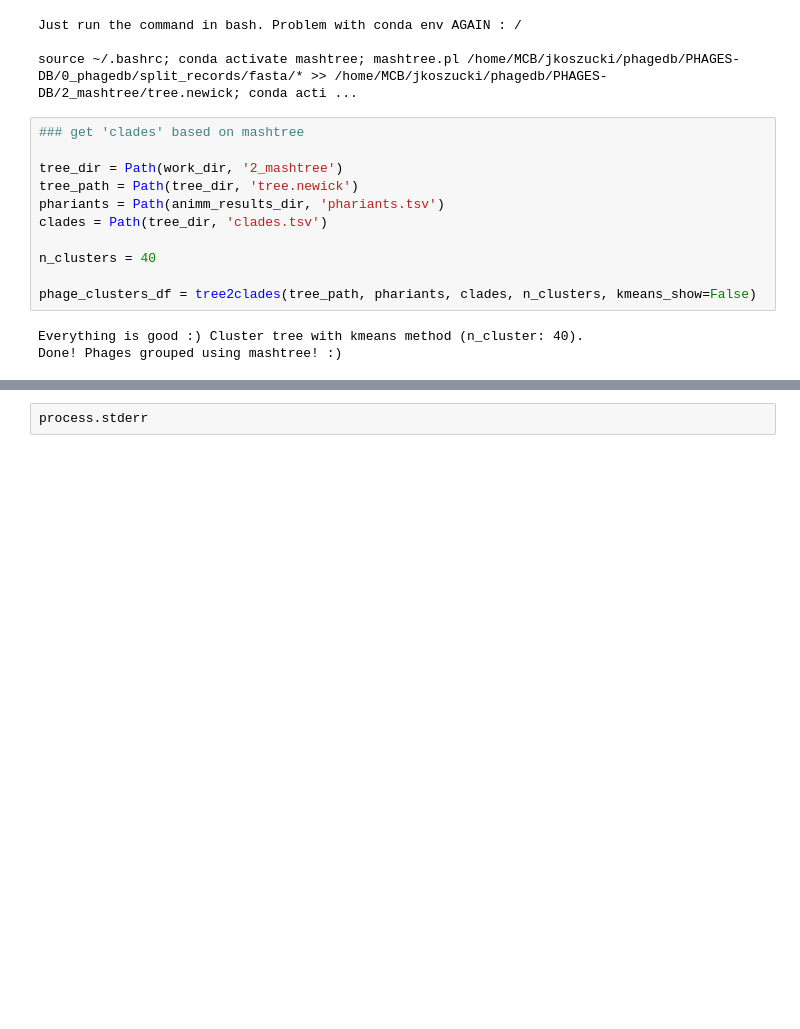
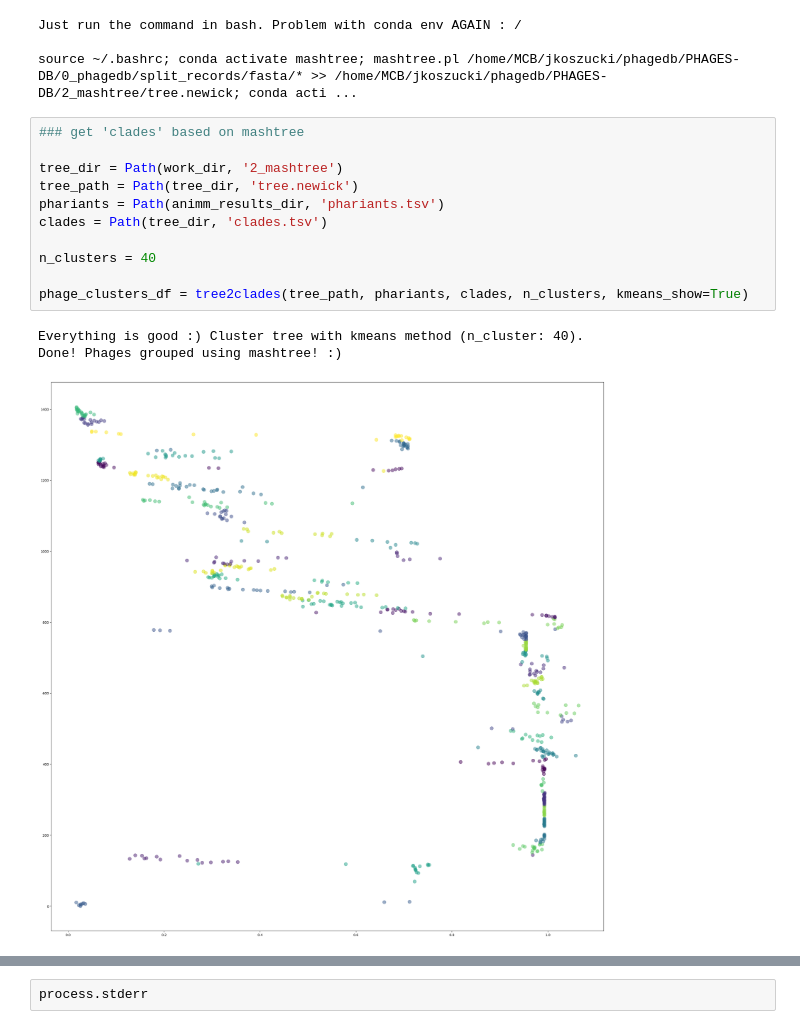
Before and after one commit to jkoszucki/phage-diversity, a Jupyter notebook: analysis.ipynb, the cells around one changed output, grey strips where cells are left out. Saved outputs shown, nothing was run; the diff lists cells and outputs as text; blank space fills up the shorter version.

```diff
--- a/analysis.ipynb
+++ b/analysis.ipynb
@@ -69,17 +70,18 @@ source ~/.bashrc; conda activate mashtree; mashtree.pl /home/MCB/jkoszucki/phage
 # %%
 ### get 'clades' based on mashtree
 
 tree_dir = Path(work_dir, '2_mashtree')
 tree_path = Path(tree_dir, 'tree.newick')
 phariants = Path(animm_results_dir, 'phariants.tsv')
 clades = Path(tree_dir, 'clades.tsv')
 
 n_clusters = 40
 
-phage_clusters_df = tree2clades(tree_path, phariants, clades, n_clusters, kmeans_show=False)
+phage_clusters_df = tree2clades(tree_path, phariants, clades, n_clusters, kmeans_show=True)
 # %% [output]
 Everything is good :) Cluster tree with kmeans method (n_cluster: 40).
 Done! Phages grouped using mashtree! :)
+[figure, added]
 # %%
 ### get easyfig figures
 # annotated : )
```
Also changed, not shown: parts of 2 cells of this notebook, 3 other files.
